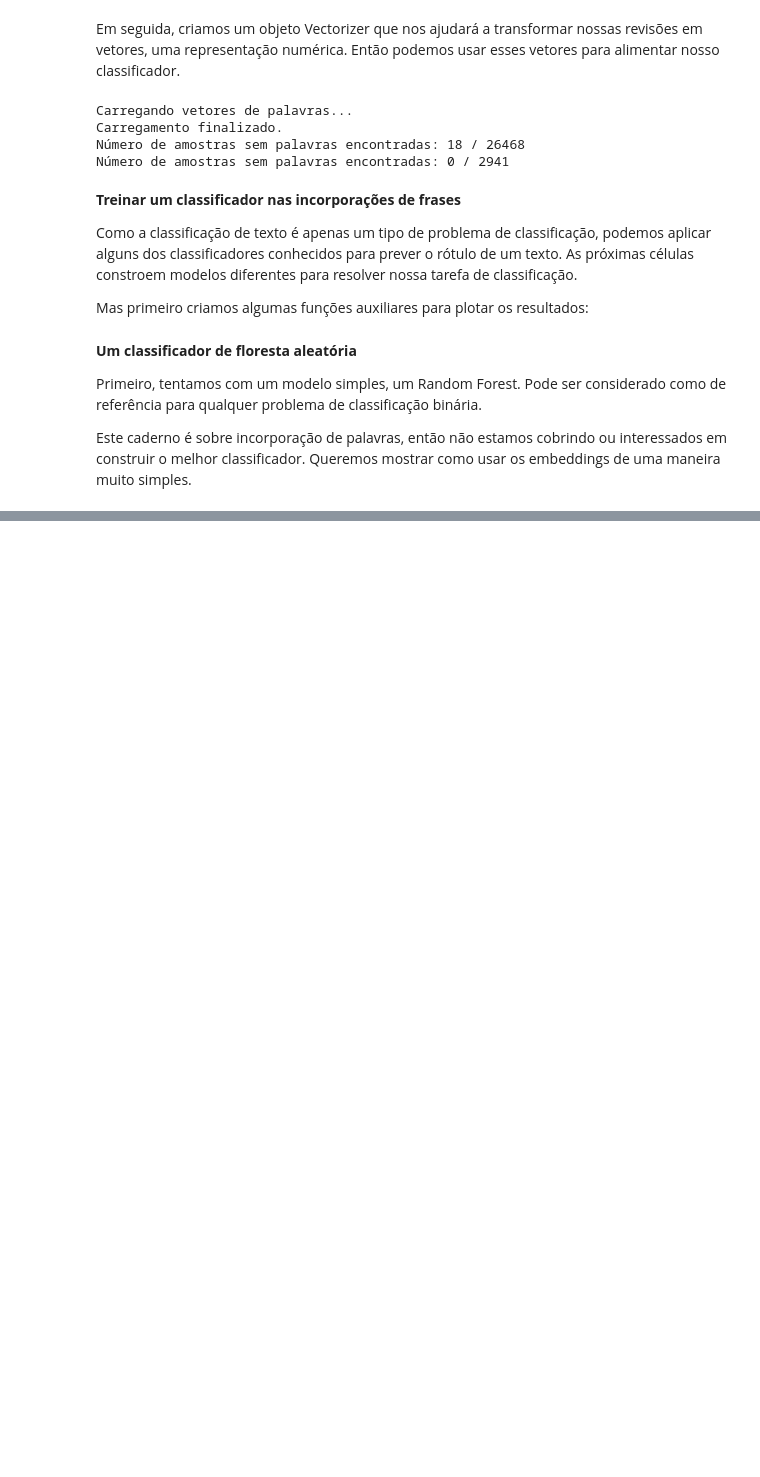
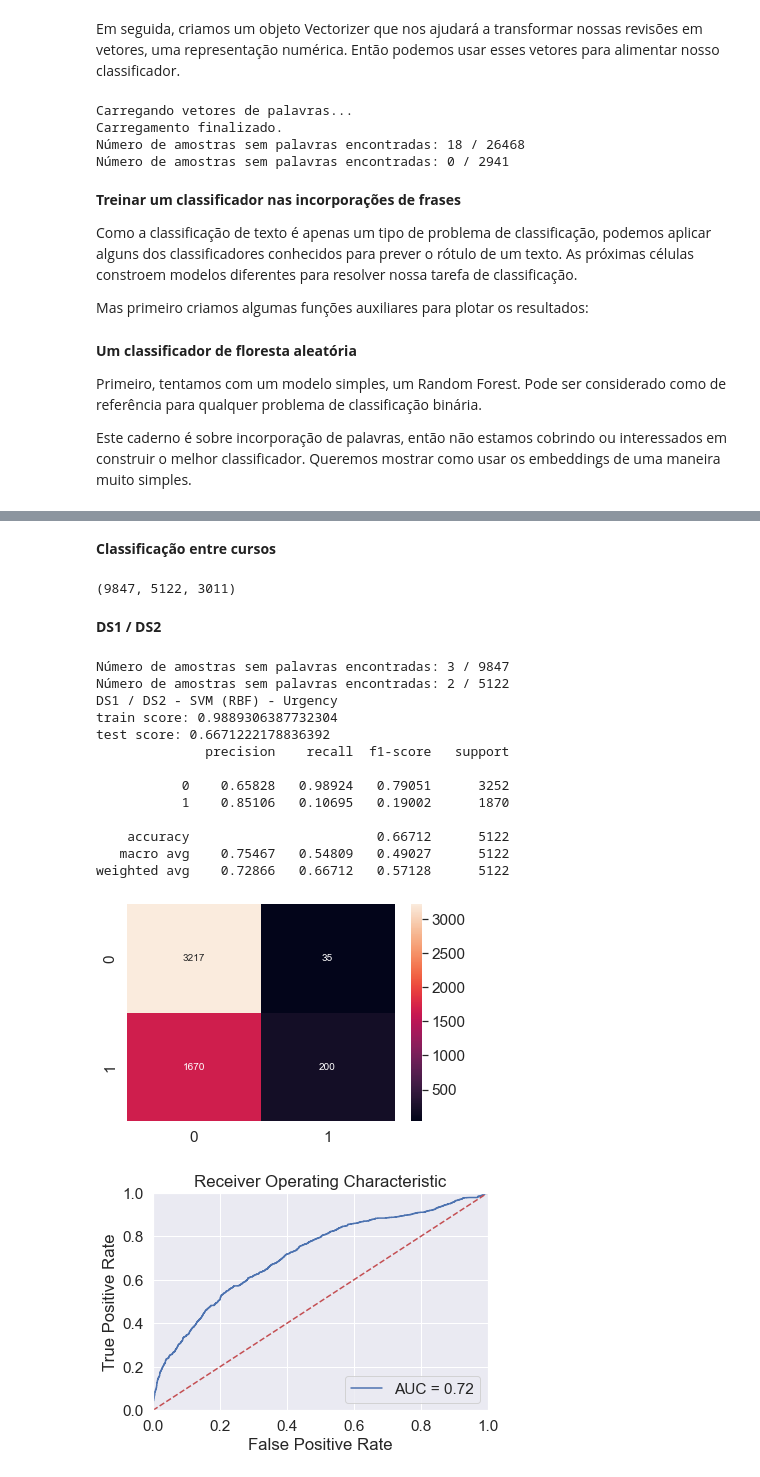
Before and after one commit to antoniolmcandido/text-classification-glove, a Jupyter notebook: notebook.ipynb, the cells around one changed output, grey strips where cells are left out. Drawn from its saved outputs; the diff is of its cells as text; code cells hidden in the pictures; blank space fills up the shorter version.

```diff
--- a/notebook.ipynb
+++ b/notebook.ipynb
@@ -272,0 +275,59 @@ weighted avg    0.80460   0.82115   0.79487      2941
+# %% [markdown]
+<b>Classificação entre cursos</b>
+# %%
+# dataframes dos cursos
+ds1 = df[df.course == 1]
+ds1.reset_index(drop=True, inplace=True)
+del ds1['course']
+
+ds2 = df[df.course == 2]
+ds2.reset_index(drop=True, inplace=True)
+del ds2['course']
+
+ds3 = df[df.course == 4]
+ds3.reset_index(drop=True, inplace=True)
+del ds3['course']
+# %%
+len(ds1), len(ds2), len(ds3)
+# %% [output]
+(9847, 5122, 3011)
+# %% [markdown]
+<b>DS1 / DS2</b>
+# %%
+vectorizer = Word2VecVectorizer(glove_w2vec)
+xtrain = vectorizer.fit_transform(ds1.text)
+xtest = vectorizer.transform(ds2.text)
+
+ytrain = ds1.urgency
+ytest = ds2.urgency
+
+print('DS1 / DS2 - SVM (RBF) - Urgency')
+
+clf = SVC(kernel='rbf', C=1, gamma=1, cache_size=1024, probability=True)
+clf.fit(xtrain, ytrain)
+
+print("train score:", clf.score(xtrain, ytrain))
+print("test score:", clf.score(xtest, ytest))
+
+y_pred = clf.predict(xtest)
+y_proba = clf.predict_proba(xtest)[::,1]
+
+print(metrics.classification_report(ytest, y_pred,  digits=5))
+plot_confussion_matrix(ytest, y_pred)
+plot_roc_curve(ytest, y_proba)
+# %% [output]
+Número de amostras sem palavras encontradas: 3 / 9847
+Número de amostras sem palavras encontradas: 2 / 5122
+DS1 / DS2 - SVM (RBF) - Urgency
+train score: 0.9889306387732304
+test score: 0.6671222178836392
+              precision    recall  f1-score   support
+
+           0    0.65828   0.98924   0.79051      3252
+           1    0.85106   0.10695   0.19002      1870
+
+    accuracy                        0.66712      5122
+   macro avg    0.75467   0.54809   0.49027      5122
+weighted avg    0.72866   0.66712   0.57128      5122
+[figure, added]
+[figure, added]
```
Also changed, not shown: parts of 19 cells of this notebook, 1 other file.
